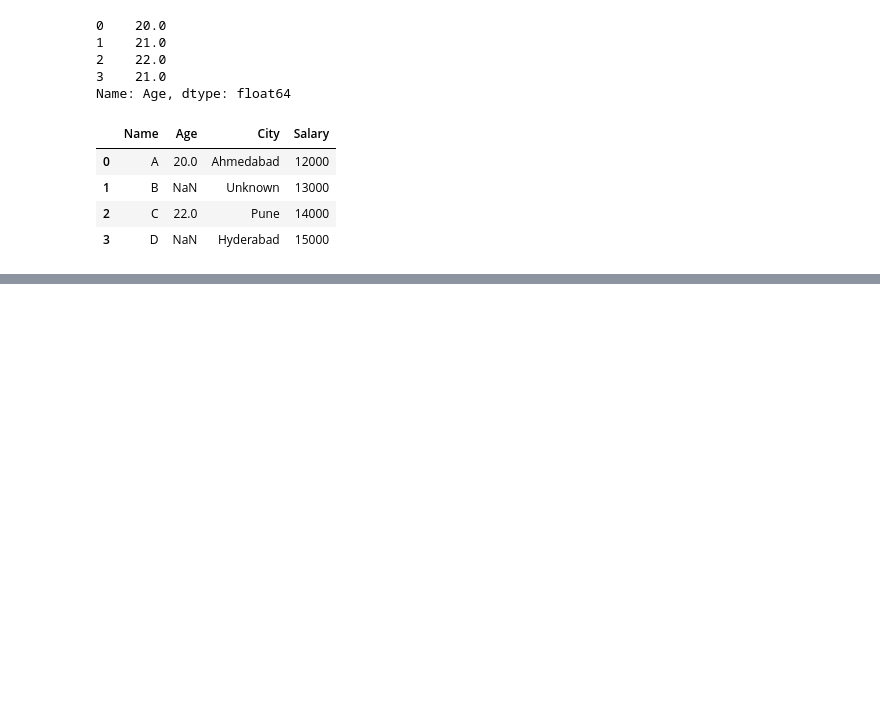
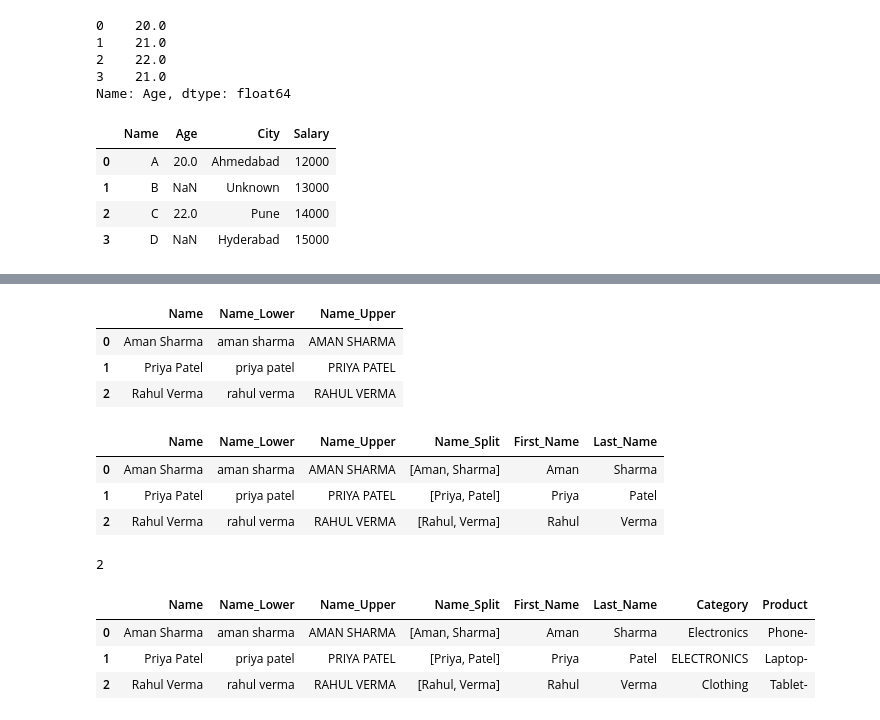
Before and after one commit to PRIYANSHUPATEL7654/TOPS_TECH, a Jupyter notebook: ClASSWORK/PYTHON_LIBRARIES_5_3_26/Pandas/Practice_Questions.ipynb, the cells around one changed output, grey strips where cells are left out. Cells and saved outputs as stored; diff of their text form; code cells hidden in the pictures; blank space fills up the shorter version.

```diff
--- a/ClASSWORK/PYTHON_LIBRARIES_5_3_26/Pandas/Practice_Questions.ipynb
+++ b/ClASSWORK/PYTHON_LIBRARIES_5_3_26/Pandas/Practice_Questions.ipynb
@@ -248,0 +516,74 @@ Name: Age, dtype: float64
+# %%
+# Questions from Pandas_4.ipynb - colab.pdf
+
+# This set covers:
+# • String operations (str.lower, str.upper, replace, contains, split)
+# • Date-time handling (to_datetime, dt extraction, date_range)
+# • Real-world data cleaning scenarios
+
+# 1) Create a DataFrame:
+# Name = ["Aman Sharma", "Priya Patel", "Rahul Verma"]
+data = pd.DataFrame({
+    "Name" : ["Aman Sharma", "Priya Patel", "Rahul Verma"]
+    })
+data
+# Tasks:
+
+# • Convert all names to lowercase
+data["Name_Lower"] = data["Name"].str.lower()
+# • Convert all names to uppercase
+data["Name_Upper"] = data["Name"].str.upper()
+data
+# %% [output]
+|  | Name | Name_Lower | Name_Upper |
+| 0 | Aman Sharma | aman sharma | AMAN SHARMA |
+| 1 | Priya Patel | priya patel | PRIYA PATEL |
+| 2 | Rahul Verma | rahul verma | RAHUL VERMA |
+# %%
+# 2) Using the same dataset:
+
+# • Split names into first and last names
+data["Name_Split"] = data["Name"].str.split(" ")
+data
+# • Store them in two separate columns
+data[["First_Name","Last_Name"]] = data["Name"].str.split(" ",expand = True)
+data
+# df["First_Name"] = data["Name"].str[0] # If there is a middle name too then we can use this and the next line to store only the first and last name
+# df["Last_Name"] = data["Name"].str[-1]
+# %% [output]
+|  | Name | Name_Lower | Name_Upper | Name_Split | First_Name | Last_Name |
+| 0 | Aman Sharma | aman sharma | AMAN SHARMA | [Aman, Sharma] | Aman | Sharma |
+| 1 | Priya Patel | priya patel | PRIYA PATEL | [Priya, Patel] | Priya | Patel |
+| 2 | Rahul Verma | rahul verma | RAHUL VERMA | [Rahul, Verma] | Rahul | Verma |
+# %%
+# 3) Create a column:
+
+# Category = ["Electronics", "ELECTRONICS", "Clothing"]
+data["Category"] = ["Electronics", "ELECTRONICS", "Clothing"]
+data
+# Tasks:
+
+# • Normalize all values to lowercase
+data["Category"].str.lower()
+# • Count how many times "electronics" appears
+data["Category"].str.contains("electronics",case=False).sum()
+# data["Category"].str.count("Electronics")
+# data["Category"].str.count("lectronics")
+# %% [output]
+2
+# %%
+# 4) Create a column:
+
+# Product = ["Phone-123", "Laptop-456", "Tablet-789"]
+data["Product"] = ["Phon1e-123", "Laptop-456", "Tablet-789"]
+# Tasks:
+
+# • Remove numbers using str.replace()
+data["Product"] = data["Product"].str.replace(r"\d+","",regex=True)
+data
+# • Keep only product names
+# %% [output]
+|  | Name | Name_Lower | Name_Upper | Name_Split | First_Name | Last_Name | Category | Product |
+| 0 | Aman Sharma | aman sharma | AMAN SHARMA | [Aman, Sharma] | Aman | Sharma | Electronics | Phone- |
+| 1 | Priya Patel | priya patel | PRIYA PATEL | [Priya, Patel] | Priya | Patel | ELECTRONICS | Laptop- |
+| 2 | Rahul Verma | rahul verma | RAHUL VERMA | [Rahul, Verma] | Rahul | Verma | Clothing | Tablet- |
```
Also changed, not shown: parts of 28 cells of this notebook, 12 other files.
